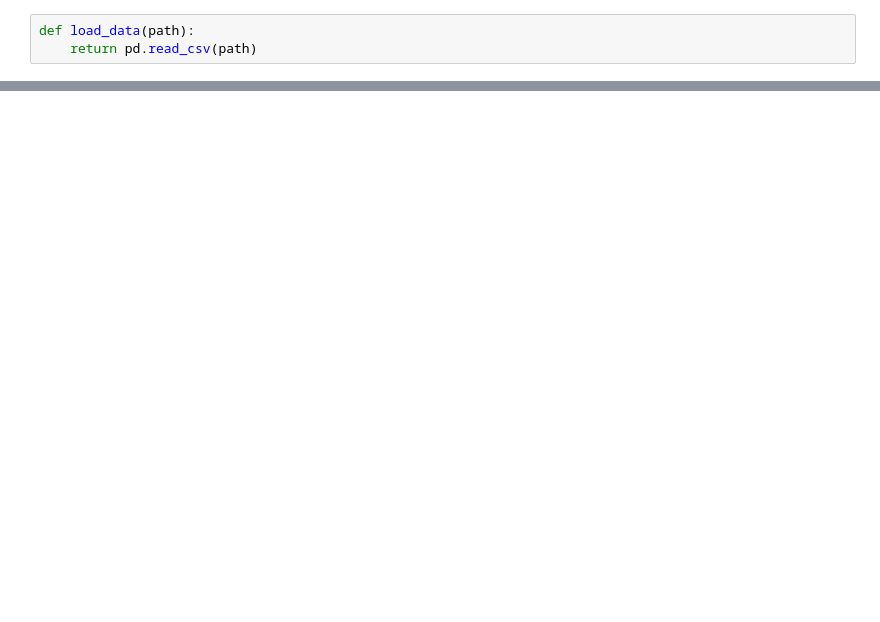
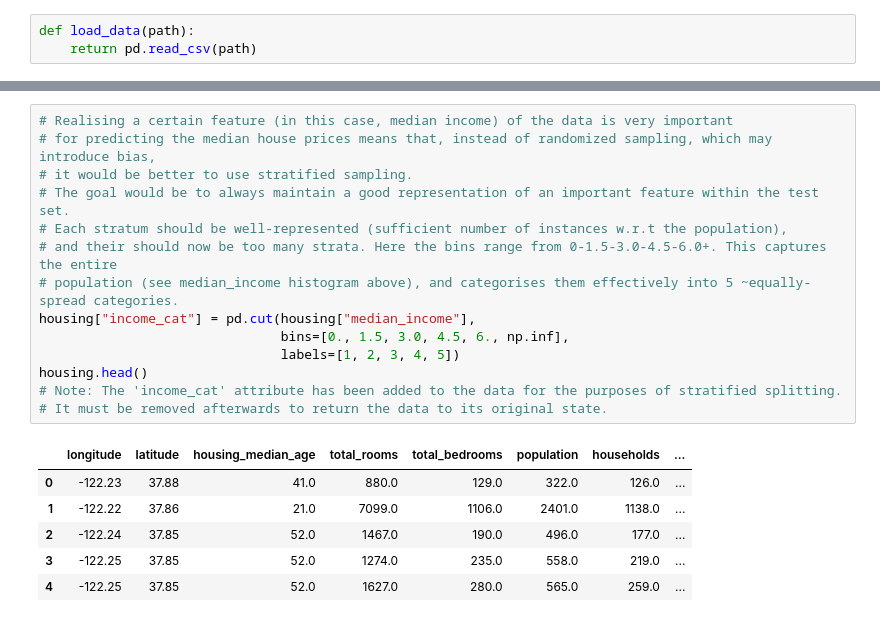
Before and after one commit to soca-git/mlrealestate, a Jupyter notebook: mlRealEstate.ipynb, the cells around one changed output, grey strips where cells are left out. Drawn from its saved outputs; the diff is of its cells as text; blank space fills up the shorter version.

```diff
--- a/mlRealEstate.ipynb
+++ b/mlRealEstate.ipynb
@@ -14,0 +110,21 @@ ParserError: Error tokenizing data. C error: Expected 1 fields in line 49, saw 2
+# %%
+# Realising a certain feature (in this case, median income) of the data is very important
+# for predicting the median house prices means that, instead of randomized sampling, which may introduce bias,
+# it would be better to use stratified sampling.
+# The goal would be to always maintain a good representation of an important feature within the test set.
+# Each stratum should be well-represented (sufficient number of instances w.r.t the population),
+# and their should now be too many strata. Here the bins range from 0-1.5-3.0-4.5-6.0+. This captures the entire
+# population (see median_income histogram above), and categorises them effectively into 5 ~equally-spread categories.
+housing["income_cat"] = pd.cut(housing["median_income"],
+                               bins=[0., 1.5, 3.0, 4.5, 6., np.inf],
+                               labels=[1, 2, 3, 4, 5])
+housing.head()
+# Note: The 'income_cat' attribute has been added to the data for the purposes of stratified splitting.
+# It must be removed afterwards to return the data to its original state.
+# %% [output]
+|  | longitude | latitude | housing_median_age | total_rooms | total_bedrooms | population | households | ... |
+| 0 | -122.23 | 37.88 | 41.0 | 880.0 | 129.0 | 322.0 | 126.0 | ... |
+| 1 | -122.22 | 37.86 | 21.0 | 7099.0 | 1106.0 | 2401.0 | 1138.0 | ... |
+| 2 | -122.24 | 37.85 | 52.0 | 1467.0 | 190.0 | 496.0 | 177.0 | ... |
+| 3 | -122.25 | 37.85 | 52.0 | 1274.0 | 235.0 | 558.0 | 219.0 | ... |
+| 4 | -122.25 | 37.85 | 52.0 | 1627.0 | 280.0 | 565.0 | 259.0 | ... |
```
Also changed, not shown: parts of 14 cells of this notebook.
